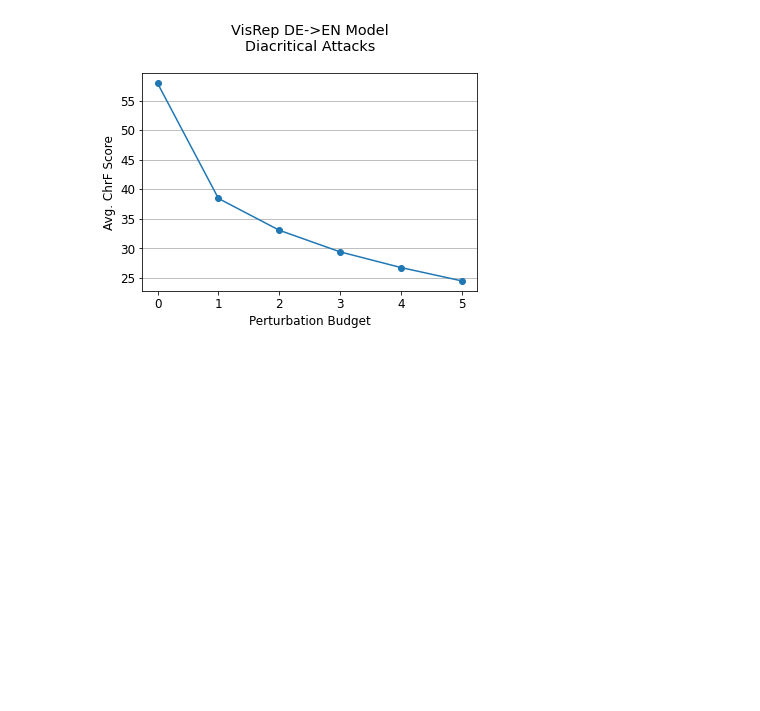
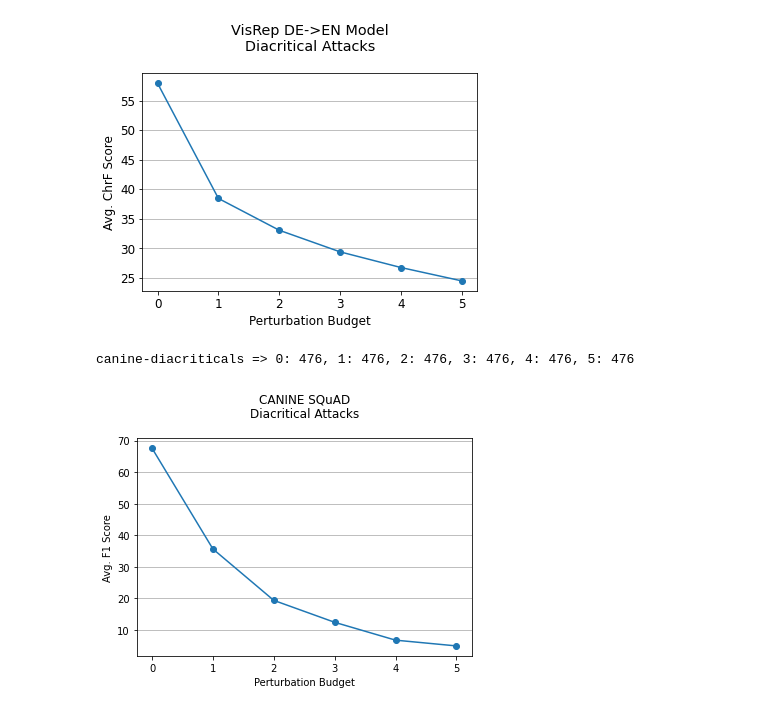
Before and after one commit to nickboucher/diacritics, a Jupyter notebook: results/Figures.ipynb, the cells around one changed output. Saved outputs shown, nothing was run; the diff lists cells and outputs as text; code cells hidden in the pictures; blank space fills up the shorter version.

Commit message:
Add CANINE Results

```diff
--- a/results/Figures.ipynb
+++ b/results/Figures.ipynb
@@ -26,10 +26,14 @@ def budget_graph_data(exp: str, adv_distance: bool = False):
             if adv_example['adv_label_toxic']:
                 count[-1] += 1
             total[-1] += 1
-    elif exp == 'translation-diacriticals' or 'visrep-diacriticals':
+    elif exp == 'translation-diacriticals' or exp == 'visrep-diacriticals':
         for id, adv_example in budgetexps.items():
             count[-1] += adv_example['adv_chrf']
             total[-1] += 1
+    elif exp == 'canine-diacriticals':
+        for id, adv_example in budgetexps.items():
+            count[-1] += adv_example['adv_f1']
+            total[-1] += 1
   print(f"{exp} => {', '.join([f'{x}: {y}' for x,y in zip(budgets, total)])}")
   return budgets, list(map(lambda x,y: x/y, count, total))
 # %%
@@ -113,3 +117,22 @@ plt.show()
 # %% [output]
 visrep-diacriticals => 0: 500, 1: 500, 2: 500, 3: 500, 4: 500, 5: 500
 [figure]
+# %%
+import seaborn as sns
+import matplotlib.pyplot as plt
+import matplotlib.ticker as mtick
+
+plt.rc('font', size=12)
+
+plt.plot(*budget_graph_data('canine-diacriticals'), linestyle='-', marker='o', color="tab:blue")
+
+plt.xlabel("Perturbation Budget")
+plt.ylabel("Avg. F1 Score")
+plt.title("CANINE SQuAD\nDiacritical Attacks\n")
+plt.xticks(range(6))
+plt.grid(axis='y')
+plt.savefig("canine.svg")
+plt.show()
+# %% [output]
+canine-diacriticals => 0: 476, 1: 476, 2: 476, 3: 476, 4: 476, 5: 476
+[figure, added]
```
Also changed, not shown: 2 other files.
